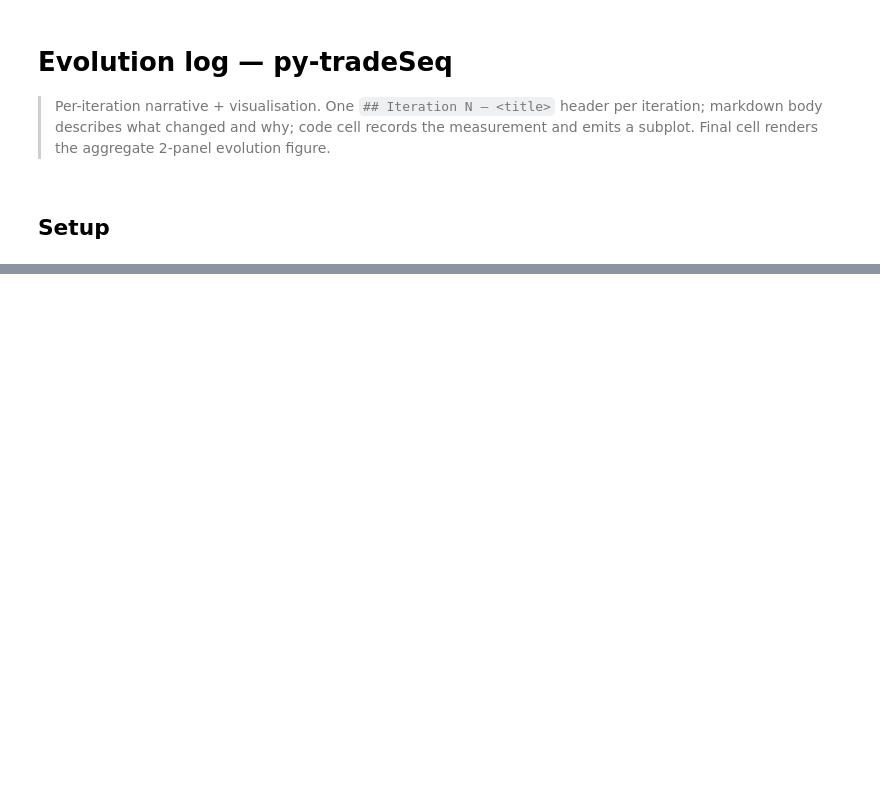
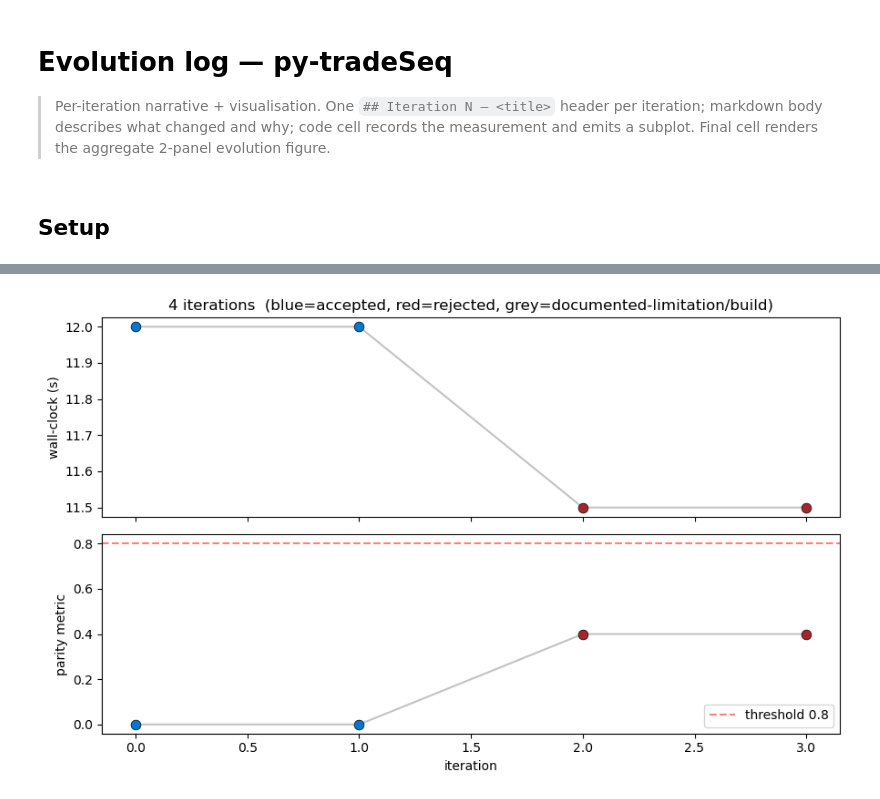
Before and after one commit to hurry060215-tech/py-tradeSeq, a Jupyter notebook: examples/evolution.ipynb, the cells around one changed output, grey strips where cells are left out. Cells and saved outputs as stored; diff of their text form; code cells hidden in the pictures; blank space fills up the shorter version.

```diff
--- a/examples/evolution.ipynb
+++ b/examples/evolution.ipynb
@@ -82,0 +84,6 @@ saved → /scratch/users/steorra/analysis/omicverse_traj_dev/py-tradeSeq/example
+# %%
+_record(3, title='Discover statsmodels param naming: x0_s0, x0_s1, … not smooth_*', wall_clock=11.5, parity=0.4, status='rejected',
+        narrative="GLMGam's fitted result's `.params` are named `x0_s0, x0_s1, x0_s2` (where x0 is the smooth covariate index and s0..sN are basis functions), NOT `smooth_*`. My `_get_smooth_coefs_and_cov` was filtering on `name.startswith('smooth_')` and getting an empty array.")
+_plot(threshold=0.80)
+# %% [output]
+[figure, added]
```
Also changed, not shown: parts of 26 cells of this notebook, 1 other file.
